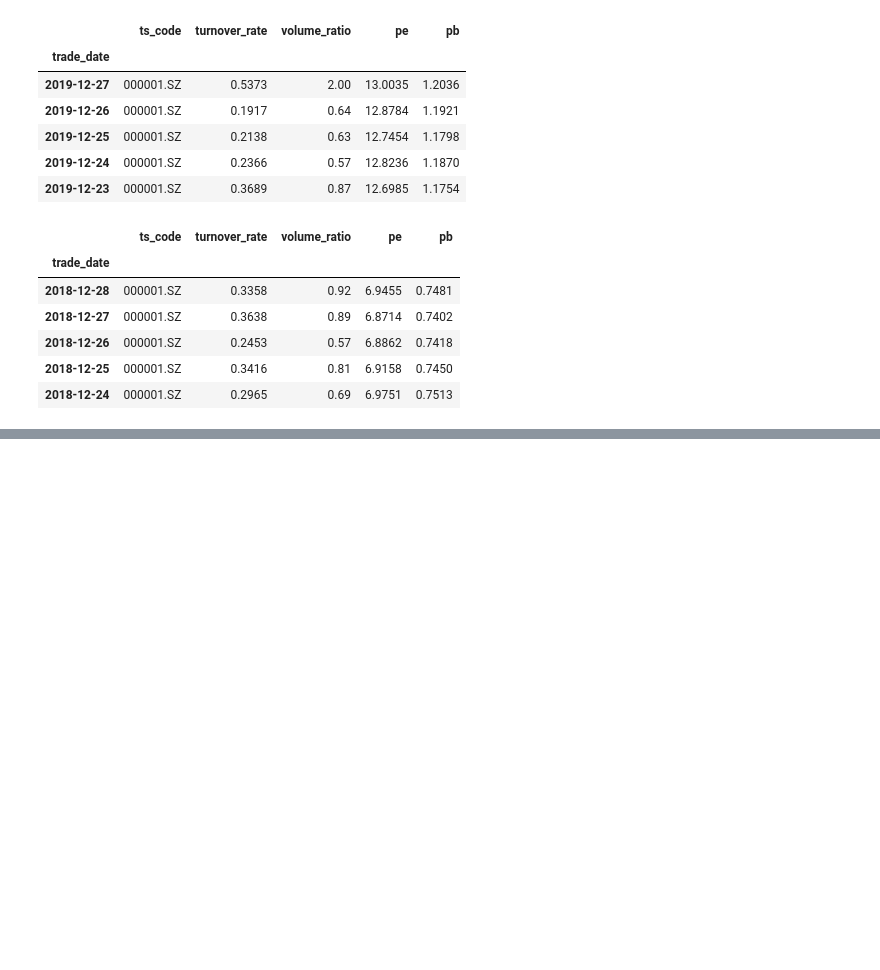
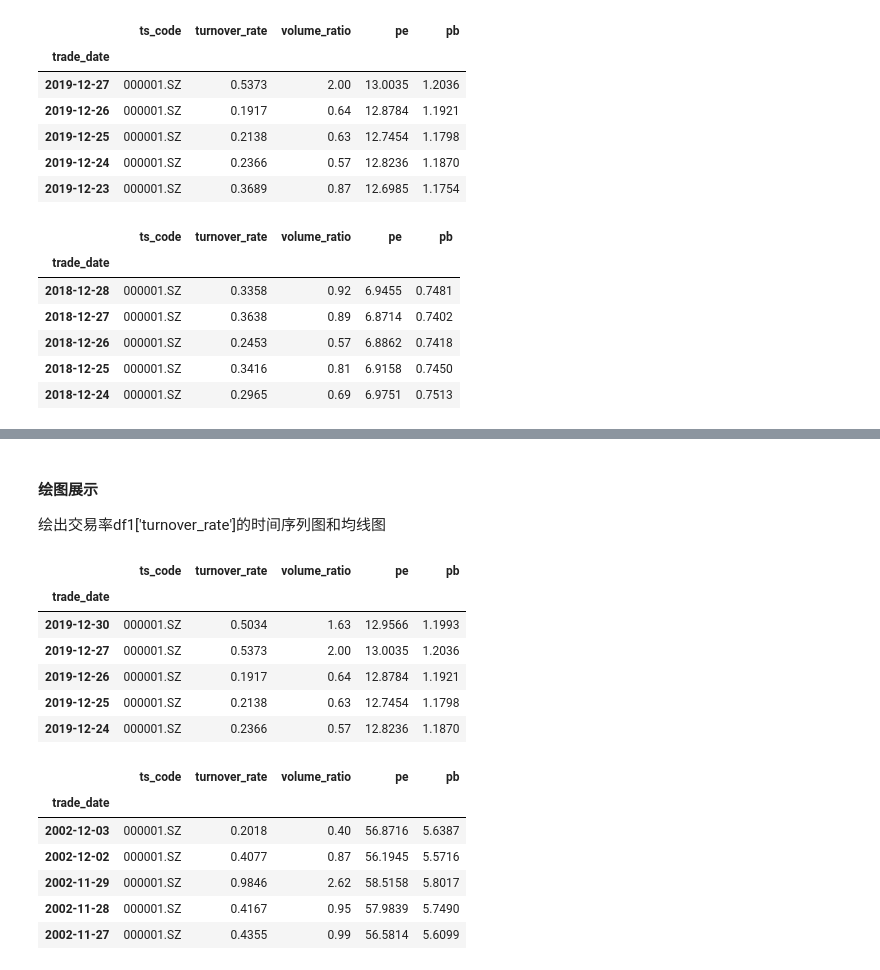
Before and after one commit to happy-yu1/date-analysis-primary, a Jupyter notebook: 数据操作练习/时间序列.ipynb, the cells around one changed output, grey strips where cells are left out. Drawn from its saved outputs; the diff is of its cells as text; code cells hidden in the pictures; blank space fills up the shorter version.

```diff
--- a/数据操作练习/时间序列.ipynb
+++ b/数据操作练习/时间序列.ipynb
@@ -77,0 +172,24 @@ df1['2018'].head()
+# %% [markdown]
+#### 绘图展示
+绘出交易率df1['turnover_rate']的时间序列图和均线图
+# %%
+df1 = pro.daily_basic(ts_code='000001.SZ',trade_date='', fields='ts_code,trade_date,turnover_rate,volume_ratio,pe,pb')
+df1['trade_date']=df1['trade_date'].astype('datetime64')
+df1=df1.set_index('trade_date')
+df1.head()
+df1.tail()
+# %% [output]
+|  | ts_code | turnover_rate | volume_ratio | pe | pb |
+| trade_date |  |  |  |  |  |
+| 2019-12-30 | 000001.SZ | 0.5034 | 1.63 | 12.9566 | 1.1993 |
+| 2019-12-27 | 000001.SZ | 0.5373 | 2.00 | 13.0035 | 1.2036 |
+| 2019-12-26 | 000001.SZ | 0.1917 | 0.64 | 12.8784 | 1.1921 |
+| 2019-12-25 | 000001.SZ | 0.2138 | 0.63 | 12.7454 | 1.1798 |
+| 2019-12-24 | 000001.SZ | 0.2366 | 0.57 | 12.8236 | 1.1870 |
+|  | ts_code | turnover_rate | volume_ratio | pe | pb |
+| trade_date |  |  |  |  |  |
+| 2002-12-03 | 000001.SZ | 0.2018 | 0.40 | 56.8716 | 5.6387 |
+| 2002-12-02 | 000001.SZ | 0.4077 | 0.87 | 56.1945 | 5.5716 |
+| 2002-11-29 | 000001.SZ | 0.9846 | 2.62 | 58.5158 | 5.8017 |
+| 2002-11-28 | 000001.SZ | 0.4167 | 0.95 | 57.9839 | 5.7490 |
+| 2002-11-27 | 000001.SZ | 0.4355 | 0.99 | 56.5814 | 5.6099 |
```
Also changed, not shown: parts of 15 cells of this notebook, 8 other files.
